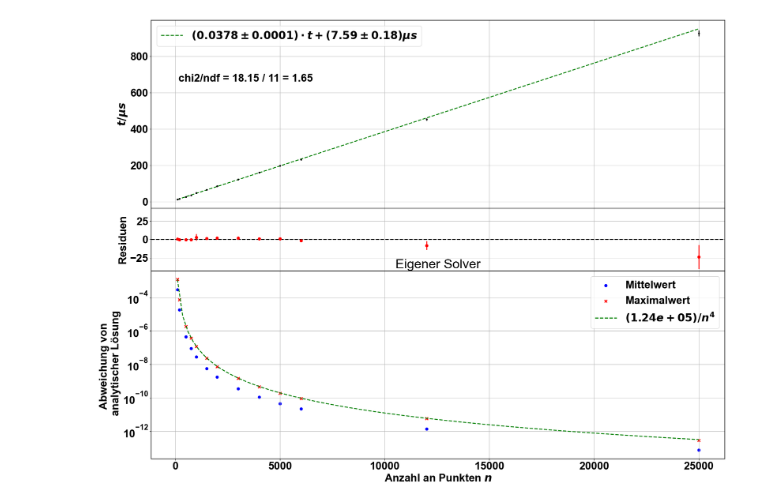
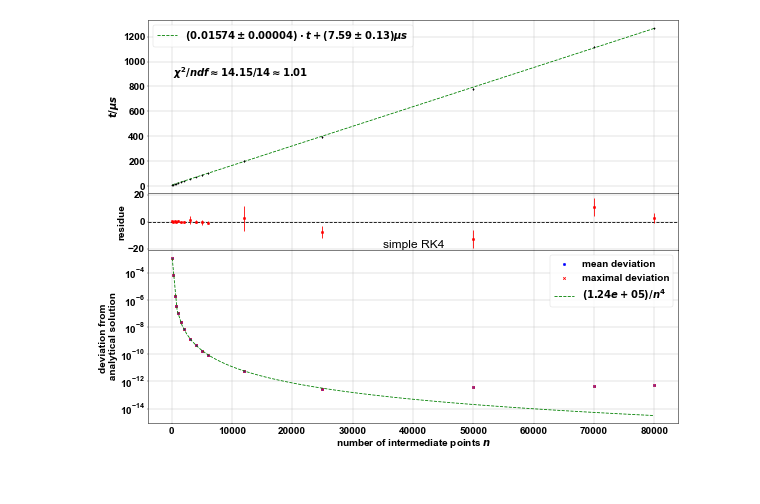
Before and after one commit to rubba0220/Bachelorarbeit, a Jupyter notebook: proper benchmark3.ipynb, the cells around one changed output. Cells and saved outputs as stored; diff of their text form; code cells hidden in the pictures.

```diff
--- a/proper benchmark3.ipynb
+++ b/proper benchmark3.ipynb
@@ -203,12 +378,12 @@ df_e.to_string('results/benchmark_eigen3.txt', col_space=16, justify='left', ind
 # %%
 # Plot
-end = -3
-x = jnp.array(df_e['n'].to_numpy(), dtype=jnp.float32)
-y = jnp.array(df_e['t_mean'])*1e+6
-ey = jnp.array(df_e['t_std'])*1e+6
-n = df_e['n']
-abwmean = df_e['abw_mean_eigen']
-abwmax = df_e['abw_max_eigen']
+end = None
+x = jnp.array(df_e_['n'].to_numpy(), dtype=jnp.float32)
+y = jnp.array(df_e_['t_mean'])*1e+6
+ey = jnp.array(df_e_['t_std'])*1e+6
+n = df_e_['n']
+abwmean = df_e_['abw_mean_eigen']
+abwmax = df_e_['abw_max_eigen']
 m, em, b, eb, chiq, ndof = linreg(x[:end], y[:end], ey[:end], ini=[1,1])
 # m2, em2, b2, eb2, chiq2, ndof2 = linreg(x[-7:-2], y[-7:-2], ey[-7:-2], ini=[1,1])
 # m, em, b, eb, chiq, ndof = linreg(x, y, ey, ini=[1,1])
@@ -217,40 +392,41 @@ y = y[:end]
 ey = ey[:end]
 n = n[:end]
 abwmean = abwmean[:end]
 abwmax = abwmax[:end]
 
 popt, pcov = curve_fit(lambda x, m: m/x**4, n, abwmax)
 
 fig, ax = plt.subplots(3,1, figsize=(20,15), sharex=True, gridspec_kw={'height_ratios': [3, 1, 3]})
-plt.title('Eigener Solver')
+plt.title('simple RK4')
 ax[0].set_ylabel('$t/\mu s$')
 ax[0].errorbar(x, y, yerr=ey, color='black', fmt = '.')
-ax[0].plot(x, m*x+b, color='green', linestyle='--', label='$({0:.4f} \pm {2:.4f}) \cdot t+({1:.2f} \pm {3:.2f})\mu s$'.format(m, b, em, eb))
+ax[0].plot(x, m*x+b, color='green', linestyle='--', label='$({0:.5f} \pm {2:.5f}) \cdot t+({1:.2f} \pm {3:.2f})\mu s$'.format(m, b, em, eb))
 # ax[0].plot(x, m2*x+b2, color='blue', linestyle='--', label='$({0:.4f} \pm {2:.4f}) \cdot t+({1:.2f} \pm {3:.2f})\mu s$'.format(m2, b2, em2, eb2))
 ax[0].grid()
 ax[0].legend()
 sigmaRes = ey
 ax[1].axhline(y=0., color='black', linestyle='--')
 ax[1].errorbar(x, y-(m*x+b), yerr=sigmaRes, color='red', fmt='o', markeredgecolor='red')
 # ax[1].errorbar(x, y-(m2*x+b2), yerr=sigmaRes, color='blue', fmt='o', markeredgecolor='blue')
-ax[1].set_ylabel('Residuen')
-plt.figtext(0.14,0.85, 'chi2/ndf = %.2f / %.0f = %.2f' % (chiq, len(x)-2, chiq/(len(x)-2)))
+ax[1].set_ylabel('residue')
+plt.figtext(0.14,0.85, rf'$\chi^2/ndf \approx %.2f / %.0f \approx %.2f$' % (chiq, len(x[:end])-2, chiq/(len(x[:end])-2)))
 # plt.figtext(0.14,0.85,'chi2/ndf = %.2f / %.0f = %.2f' % (chiq, len(x[:-7])-2, chiq/(len(x[:-7])-2)))
 # plt.figtext(0.14,0.80,'chi2/ndf = %.2f / %.0f = %.2f' % (chiq2, len(x[-7:-2])-2, chiq2/(len(x[-7:-2])-2)))
 ax[1].grid()
 ymax = max([abs(x) for x in ax[1].get_ylim()])
 ax[1].set_ylim(-ymax, ymax)
-ax[2].set_xlabel('Anzahl an Punkten $n$')
-ax[2].set_ylabel('Abweichung von \n analytischer Lösung')
+ax[2].set_xlabel('number of intermediate points $n$')
+ax[2].set_ylabel('deviation from \n analytical solution')
 ax[2].set_yscale('log')
-ax[2].scatter(n, abwmean, color='blue', label='Mittelwert', marker='o')
-ax[2].scatter(n, abwmax, color='red', label='Maximalwert', marker='x')
+ax[2].scatter(n, abwmean, color='blue', label='mean deviation', marker='o')
+ax[2].scatter(n, abwmax, color='red', label='maximal deviation', marker='x')
 ns = jnp.linspace(n[0], n[len(n)-1], 100)
 ax[2].plot(ns, popt[0]/ns**4, color='green', linestyle='--', label='$({0:.2e})/n^4$'.format(popt[0]))
 ax[2].grid()
 ax[2].legend()
 fig.tight_layout()
 fig.subplots_adjust(hspace=0.0)
-plt.savefig('results/benchmark_eigen3.png')
+plt.savefig('Plots/benchmark_eigen3_last.png')
+fig.set_dpi(30)
 # %% [output]
-[figure, old version]
+[figure, new version]
```
Also changed, not shown: parts of 20 cells of this notebook, 21 other files.
